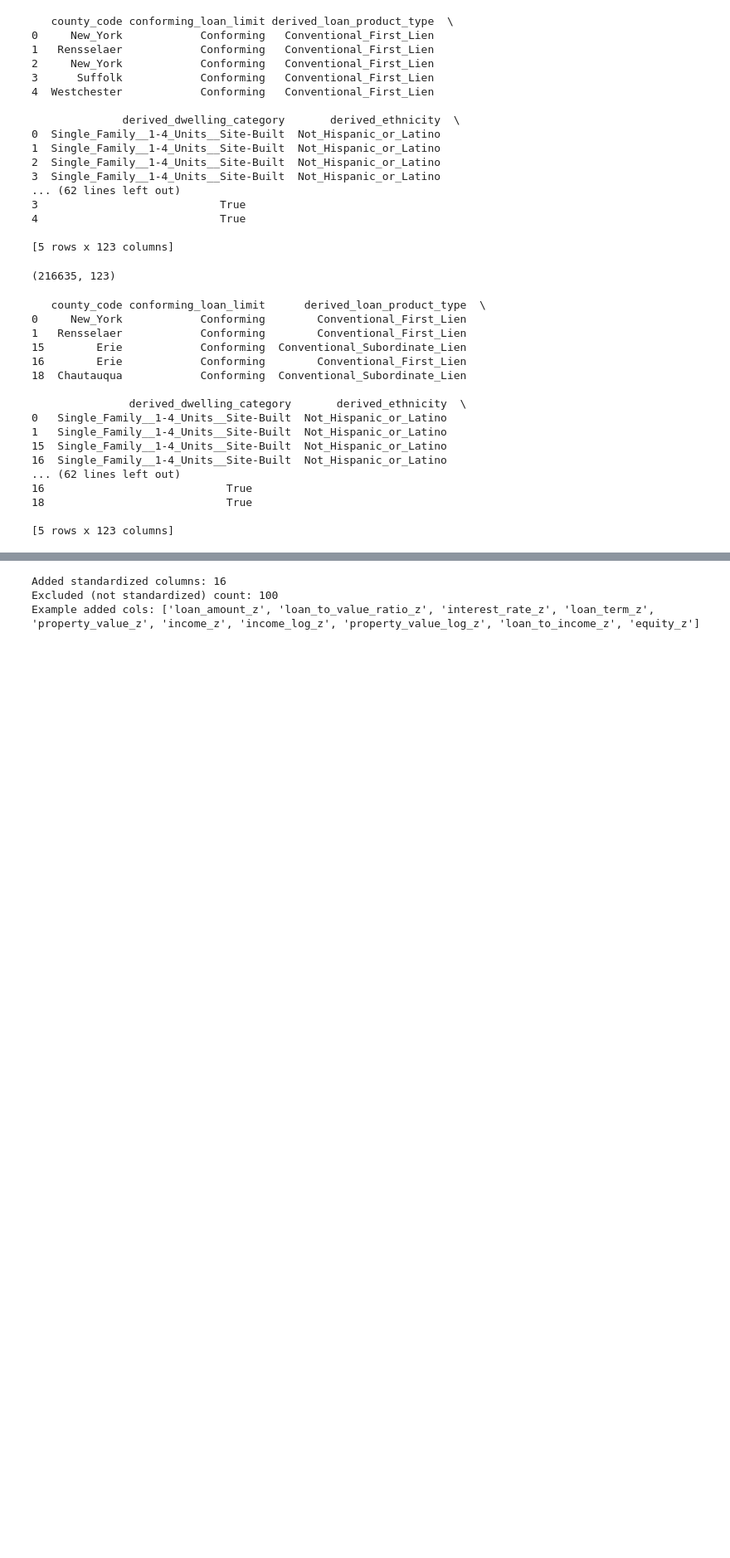
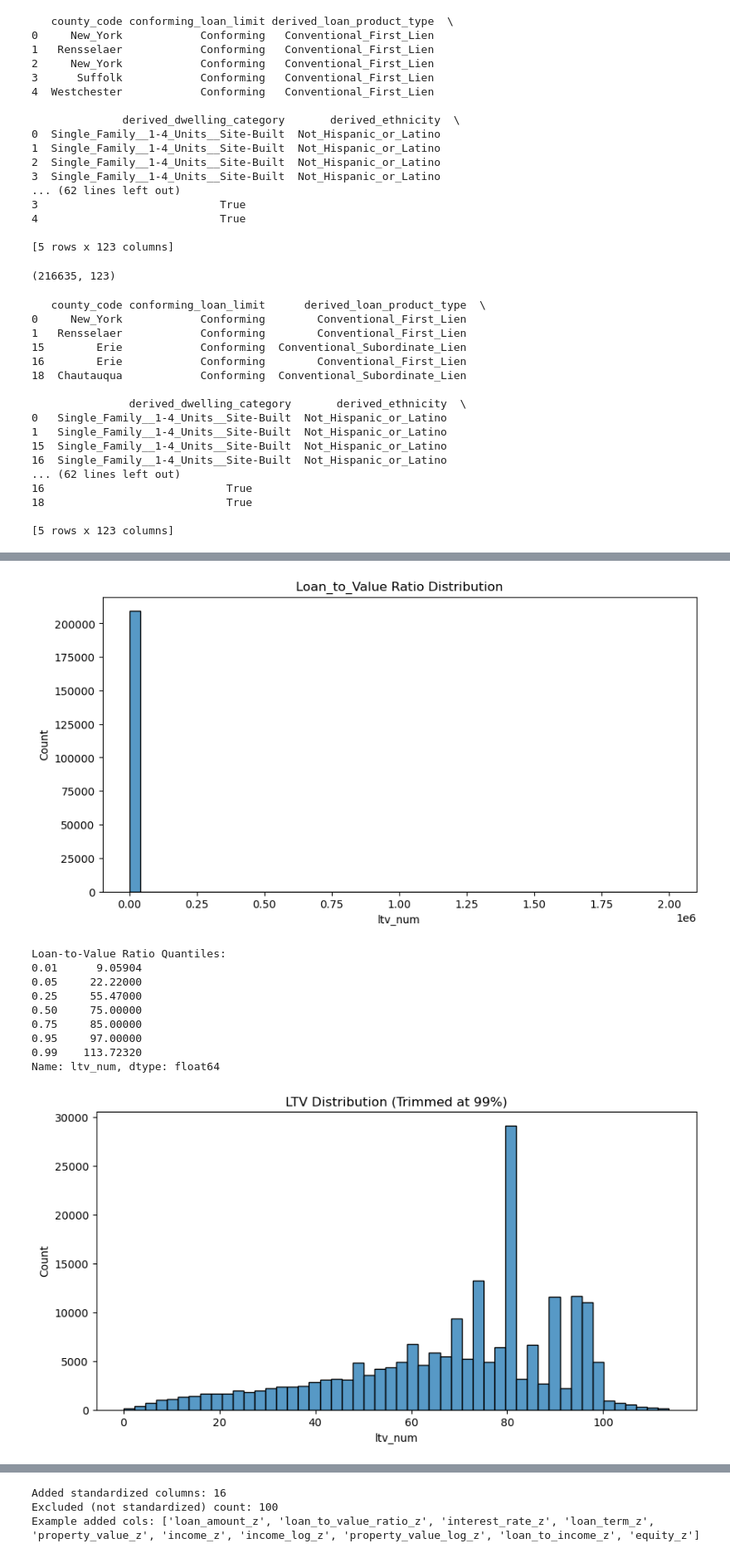
Before and after one commit to zeeliu7/hmda-ny-2024-analytics, a Jupyter notebook: hmda_ny_2024_analysis.ipynb, the cells around one changed output, grey strips where cells are left out. Shown at 83% size. Saved outputs shown, nothing was run; the diff lists cells and outputs as text; code cells hidden in the pictures; blank space fills up the shorter version.

```diff
--- a/hmda_ny_2024_analysis.ipynb
+++ b/hmda_ny_2024_analysis.ipynb
@@ -462,0 +676,39 @@ print(df.head())
+# %%
+# Loan_to_Value Ratio
+
+df["ltv_num"] = to_numeric_series(df["loan_to_value_ratio"])
+ltv = df["ltv_num"].dropna()
+
+plt.figure(figsize = (10, 5))
+sns.histplot(ltv, bins = 50)
+plt.title("Loan_to_Value Ratio Distribution")
+plt.savefig("figures/ltv_distribution.png",
+            dpi=300,
+            bbox_inches="tight")
+plt.show()
+
+print("Loan-to-Value Ratio Quantiles:")
+print(ltv.quantile([0.01, 0.05, 0.25, 0.50, 0.75, 0.95, 0.99]))
+
+# Trim LTV at 99th percentile to reduce skewness and outliers
+ltv_trim = ltv[ltv <= ltv.quantile(0.99)]
+
+plt.figure(figsize=(10,5))
+sns.histplot(ltv_trim, bins=50)
+plt.title("LTV Distribution (Trimmed at 99%)")
+plt.savefig("figures/ltv_distribution_trimmed.png",
+            dpi=300,
+            bbox_inches="tight")
+plt.show()
+# %% [output]
+[figure, added]
+Loan-to-Value Ratio Quantiles:
+0.01      9.05904
+0.05     22.22000
+0.25     55.47000
+0.50     75.00000
+0.75     85.00000
+0.95     97.00000
+0.99    113.72320
+Name: ltv_num, dtype: float64
+[figure, added]
```
Also changed, not shown: parts of 25 cells of this notebook.
